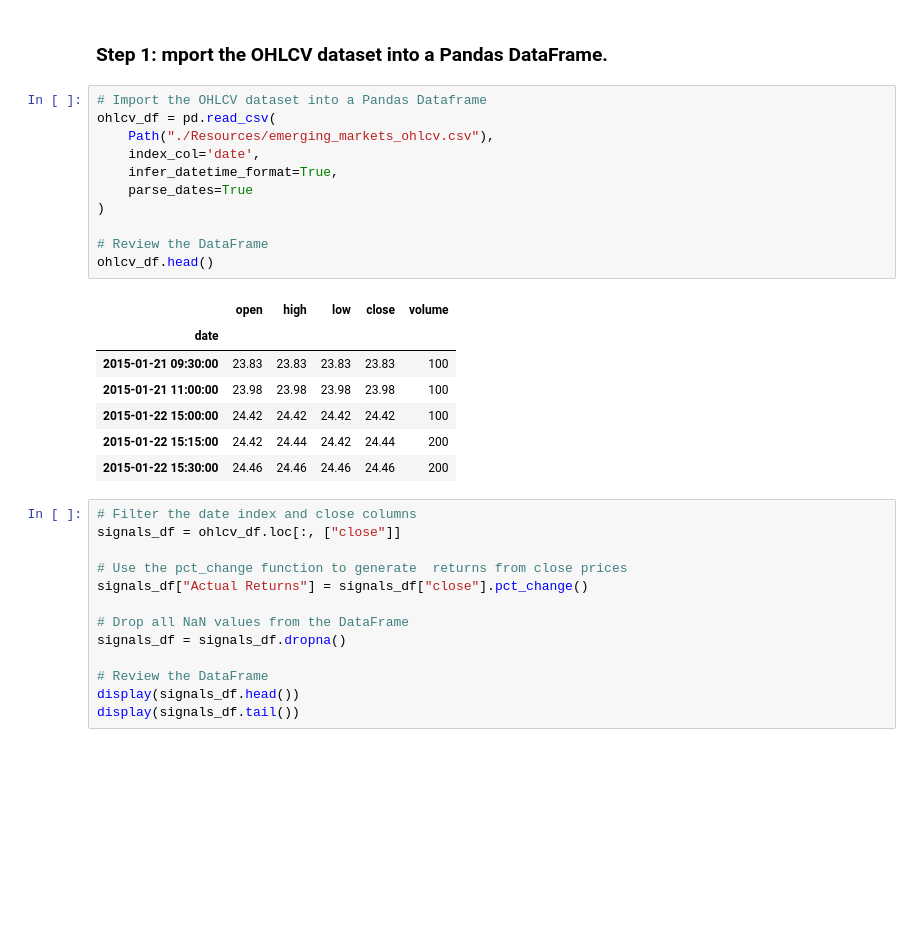
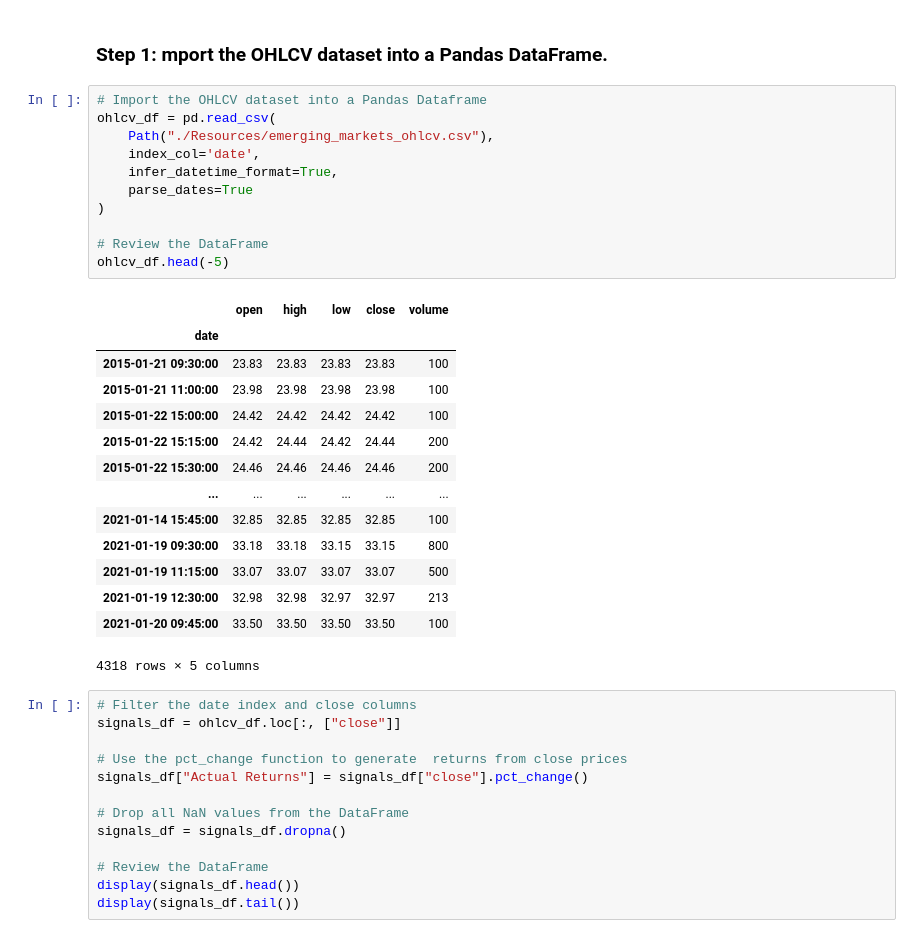
Before and after one commit to ScientiaCapital/Machine-Learning-AlgoTrading, a Jupyter notebook: machine_learning_trading_bot.ipynb, the cells around one changed output. Drawn from its saved outputs; the diff is of its cells as text; blank space fills up the shorter version.

```diff
--- a/machine_learning_trading_bot.ipynb
+++ b/machine_learning_trading_bot.ipynb
@@ -92,22 +92,29 @@ Open the Jupyter notebook. Restart the kernel, run the provided cells that corre
 # %%
 # Import the OHLCV dataset into a Pandas Dataframe
 ohlcv_df = pd.read_csv(
     Path("./Resources/emerging_markets_ohlcv.csv"),
     index_col='date',
     infer_datetime_format=True,
     parse_dates=True
 )
 
 # Review the DataFrame
-ohlcv_df.head()
+ohlcv_df.head(-5)
 # %% [output]
 |  | open | high | low | close | volume |
 | date |  |  |  |  |  |
 | 2015-01-21 09:30:00 | 23.83 | 23.83 | 23.83 | 23.83 | 100 |
 | 2015-01-21 11:00:00 | 23.98 | 23.98 | 23.98 | 23.98 | 100 |
 | 2015-01-22 15:00:00 | 24.42 | 24.42 | 24.42 | 24.42 | 100 |
 | 2015-01-22 15:15:00 | 24.42 | 24.44 | 24.42 | 24.44 | 200 |
 | 2015-01-22 15:30:00 | 24.46 | 24.46 | 24.46 | 24.46 | 200 |
+| ... | ... | ... | ... | ... | ... |
+| 2021-01-14 15:45:00 | 32.85 | 32.85 | 32.85 | 32.85 | 100 |
+| 2021-01-19 09:30:00 | 33.18 | 33.18 | 33.15 | 33.15 | 800 |
+| 2021-01-19 11:15:00 | 33.07 | 33.07 | 33.07 | 33.07 | 500 |
+| 2021-01-19 12:30:00 | 32.98 | 32.98 | 32.97 | 32.97 | 213 |
+| 2021-01-20 09:45:00 | 33.50 | 33.50 | 33.50 | 33.50 | 100 |
+4318 rows × 5 columns
 # %%
 # Filter the date index and close columns
 signals_df = ohlcv_df.loc[:, ["close"]]
```
Also changed, not shown: parts of 6 cells of this notebook.
